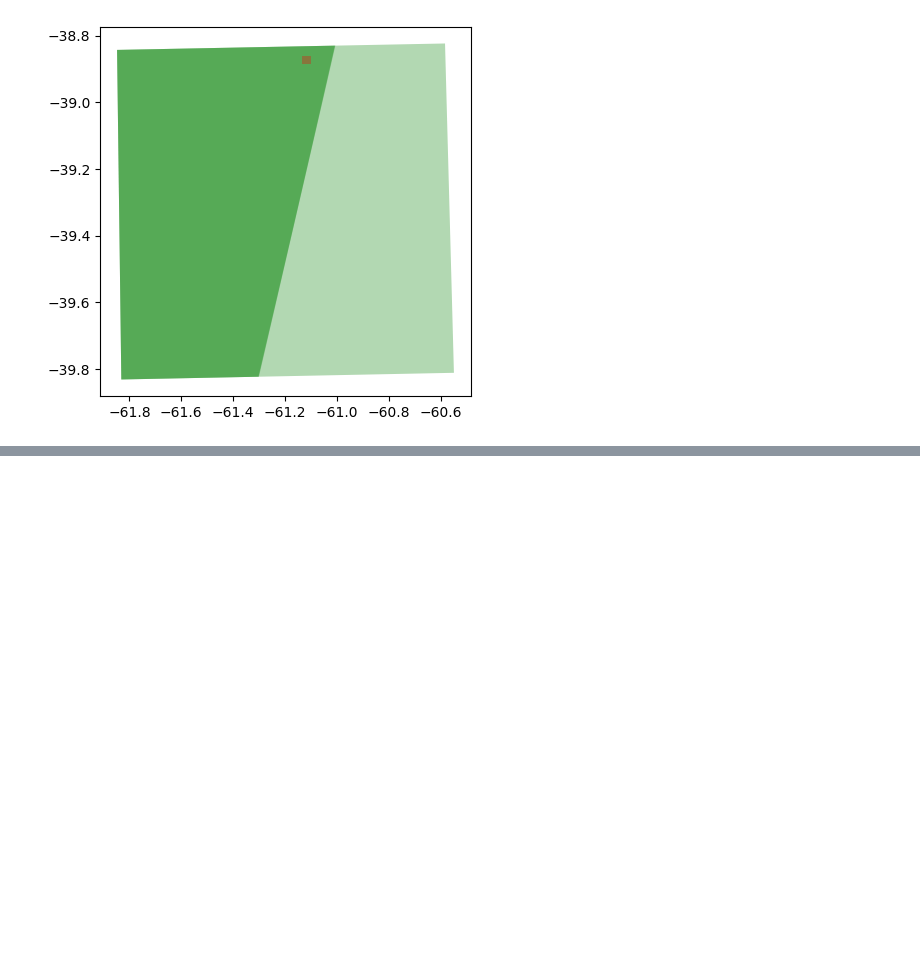
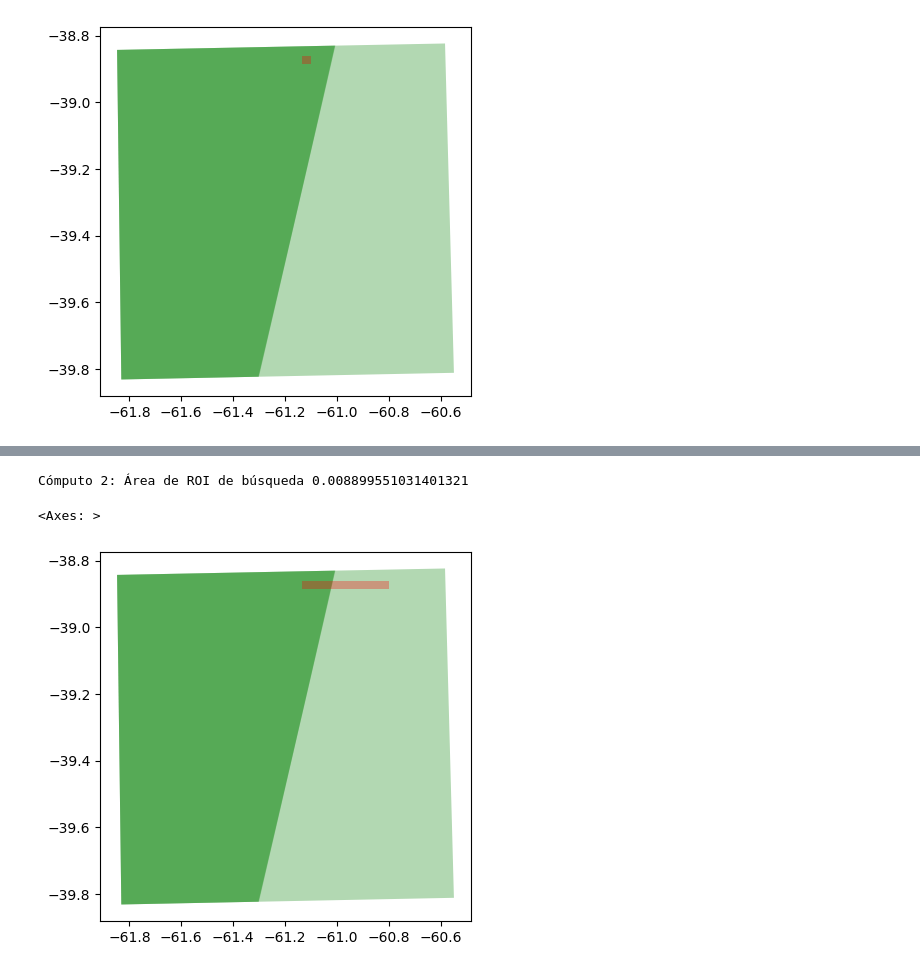
Before and after one commit to gvdiaz/NDVI_S2_gauge, a Jupyter notebook: Scripts/Test_gdal.ipynb, the cells around one changed output, grey strips where cells are left out. Drawn from its saved outputs; the diff is of its cells as text; code cells hidden in the pictures; blank space fills up the shorter version.

Commit message:
Agrego: visualizaciones con plot de los shapes + importar df de escenas búscadas + cómputo area interseción busq y frame escenas + trabajos pendientes al día de hoy.

```diff
--- a/Scripts/Test_gdal.ipynb
+++ b/Scripts/Test_gdal.ipynb
@@ -238,7 +238,7 @@ from shapely import Polygon
 
 def polyFbound(xmin, ymin, xmax, ymax, index):
     # Creación de polígono desde (From) límites encontrados
-    coords = ((xmin, ymin), (xmax,ymin), (xmax,ymax), (xmin,ymax))
+    coords = ((xmin, ymin), (xmax,ymin), (xmax,ymax), (xmin,ymax), (xmin, ymin))
     # display(box,box.area)
     return Polygon(coords)
 # %%
@@ -277,0 +286,9 @@ dtype: float64
+# %%
+# Agrando el área de búsqueda de manera que no se intersecten totalmente
+
+display(dict_bound_search)
+# Creo un nuevo diccionario de búsqueda en donde xmax no sea -61.099 sino -60.8
+dict_bound_search_2 = dict_bound_search.copy()
+xmax_modif = -60.8
+dict_bound_search_2['xmax'] = xmax_modif
+display(dict_bound_search_2)
@@ -277,0 +306,19 @@ dtype: float64
+# %%
+# Ahora vuelvo a realizar el cómputo de su área y visualizar la intersección entre la ROI y los frames de las escenas de búsqueda
+
+poly_search_shape_2 = polyFbound(**dict_bound_search_2)
+# Computo 1 área de ROI de búsqueda
+print(f'Cómputo 2: Área de ROI de búsqueda {poly_search_shape_2.area}')
+# Formato de diccionario para crea el objeto geodataframe
+d_2 = {'col1': ['ROI busqueda'], 'geometry': [poly_search_shape_2]}
+
+roi_2_gdf = gpd.GeoDataFrame(d_2, crs="EPSG:4326")
+# poly_search_gdb.plot(color='green', alpha=0.5)
+alpha_view = 0.3
+ax = gdf_0.plot(color='green', alpha=alpha_view)
+
+roi_2_gdf.plot(ax=ax, color='red', alpha=alpha_view)
+# %% [output]
+Cómputo 2: Área de ROI de búsqueda 0.008899551031401321
+<Axes: >
+[figure, added]
```
Also changed, not shown: parts of 8 cells of this notebook.
